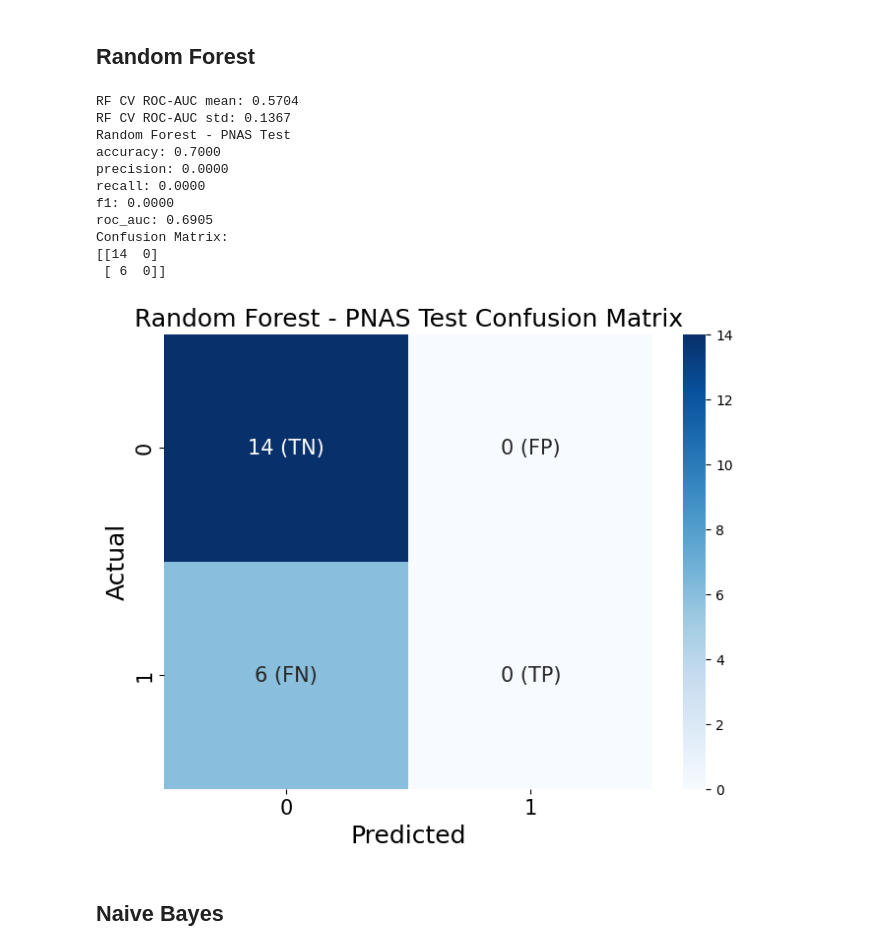
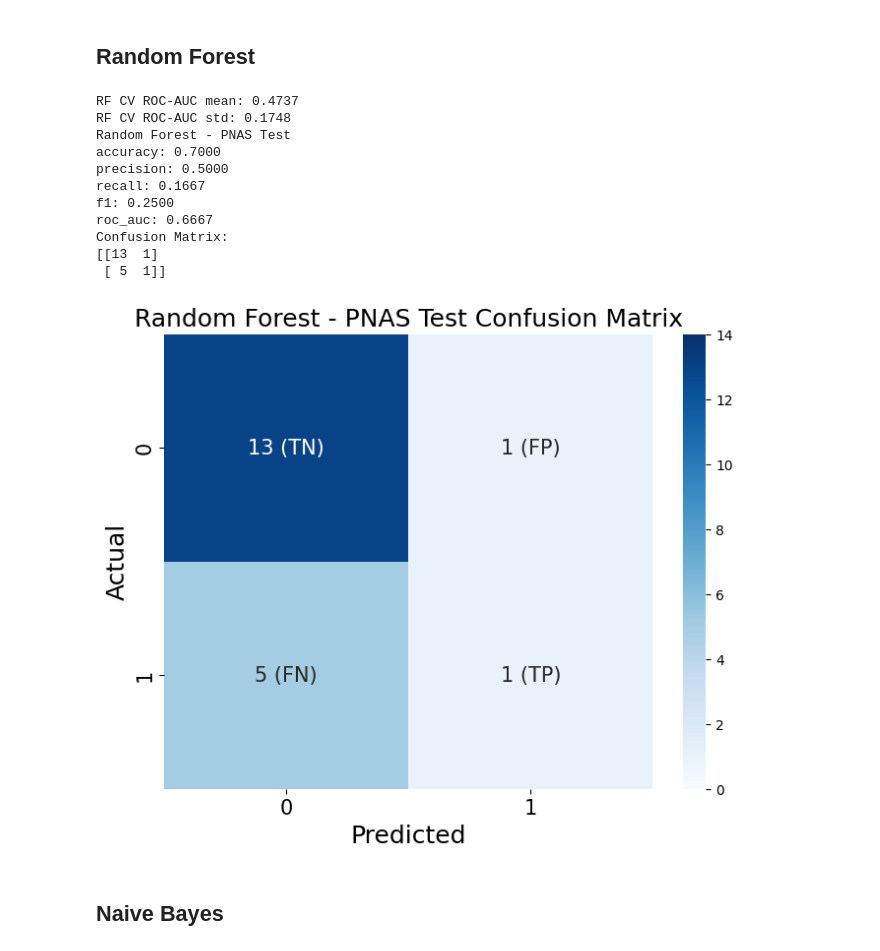
Before and after one commit to sas062/beng203_breast_cancer_recurrence_classifier, a Jupyter notebook: validation_recurrence_classifier.ipynb, the cells around one changed output. Cells and saved outputs as stored; diff of their text form; code cells hidden in the pictures.

```diff
--- a/validation_recurrence_classifier.ipynb
+++ b/validation_recurrence_classifier.ipynb
@@ -170,8 +171,9 @@ Name: count, dtype: int64
 ## Logistic Regression
 # %%
 LR_Model = Pipeline([
+    ("select", SelectKBest(score_func=f_classif, k=10)),
     ("scaler", MinMaxScaler()),
-    ("classifier", LogisticRegression(max_iter=1000, class_weight="balanced", solver="liblinear")),
+    ("classifier", LogisticRegression(max_iter=2000, class_weight="balanced", solver="liblinear", penalty="l1", C=1.0)),
 ])
 
 LR_cv = StratifiedGroupKFold(n_splits=5, shuffle=True, random_state=42)
@@ -208,42 +210,48 @@ Confusion Matrix:
 # %% [markdown]
 ## Random Forest
 # %%
-RF_Model = RandomForestClassifier(
-    n_estimators=500,
-    class_weight="balanced",
-    random_state=42,
-    n_jobs=-1,
-)
+RF_Model = Pipeline([
+    ("select", SelectKBest(score_func=f_classif, k=10)),
+    ("rf", RandomForestClassifier(
+        n_estimators=500,
+        class_weight="balanced",
+        random_state=42,
+        n_jobs=-1,
+        max_depth=None,
+        min_samples_leaf=1,
+        max_features="sqrt",
+    )),
+])
 
 RF_cv = StratifiedGroupKFold(n_splits=5, shuffle=True, random_state=42)
 RF_cross_scores = cross_val_score(
     RF_Model,
     X_train,
     y_train,
     cv=RF_cv,
     groups=groups_train,
     scoring="roc_auc",
 )
 print(f"RF CV ROC-AUC mean: {RF_cross_scores.mean():.4f}")
 print(f"RF CV ROC-AUC std: {RF_cross_scores.std():.4f}")
 
 RF_Model.fit(X_train, y_train)
 trained_models["Random Forest"] = RF_Model
 
 pnas_results.append(evaluate_model(RF_Model, X_test, y_test, "Random Forest - PNAS Test"))
 # %% [output]
-RF CV ROC-AUC mean: 0.5704
-RF CV ROC-AUC std: 0.1367
+RF CV ROC-AUC mean: 0.4737
+RF CV ROC-AUC std: 0.1748
 Random Forest - PNAS Test
 accuracy: 0.7000
-precision: 0.0000
-recall: 0.0000
-f1: 0.0000
-roc_auc: 0.6905
+precision: 0.5000
+recall: 0.1667
+f1: 0.2500
+roc_auc: 0.6667
 Confusion Matrix:
-[[14  0]
- [ 6  0]]
+[[13  1]
+ [ 5  1]]
-[figure, old version]
+[figure, new version]
 # %% [markdown]
 ## Naive Bayes
 # %%
```
Also changed, not shown: parts of 12 cells of this notebook.
